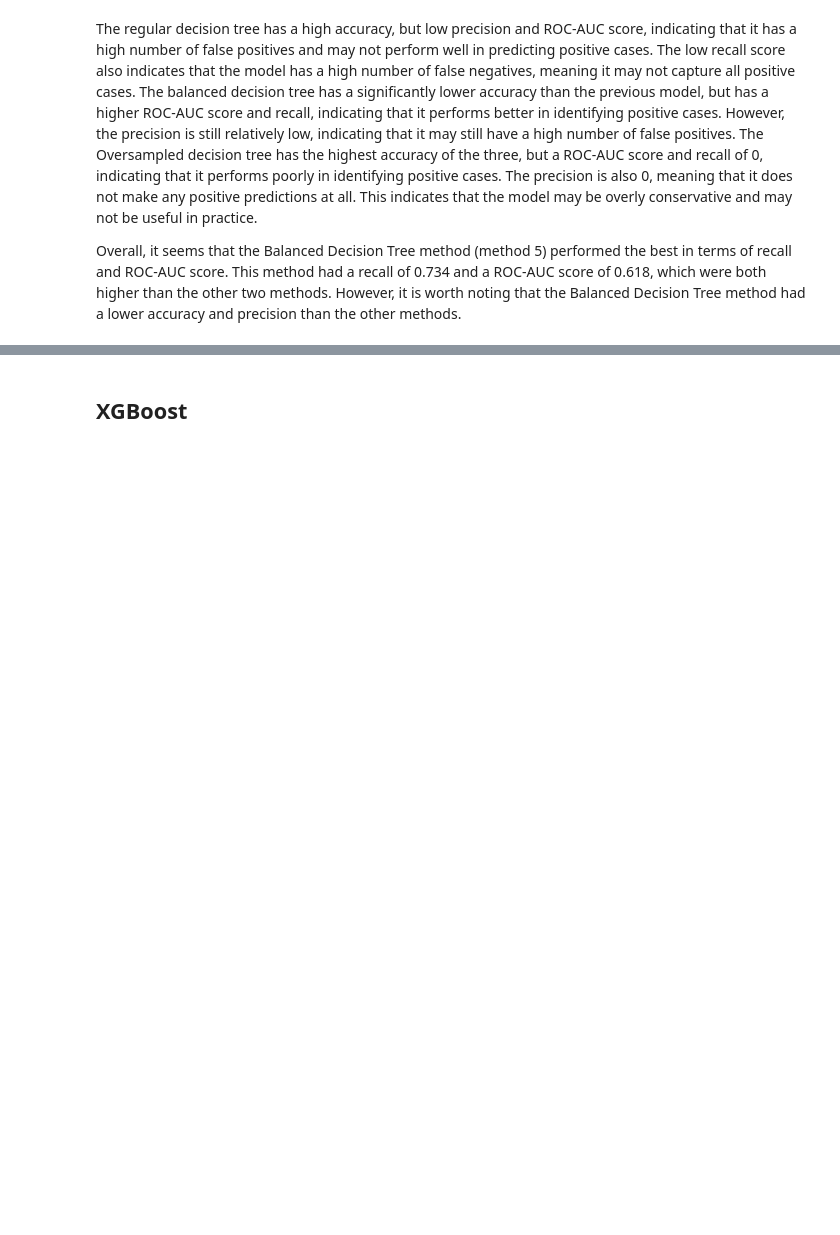
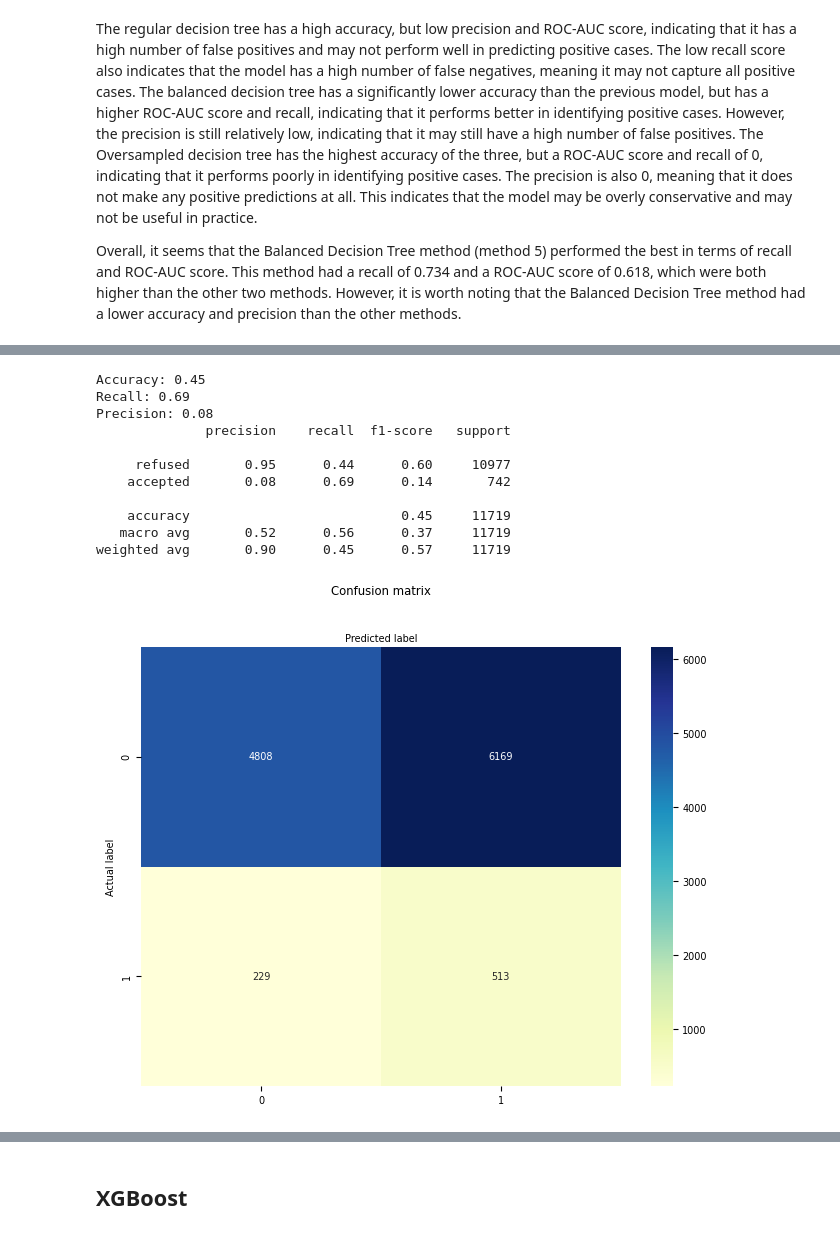
Before and after one commit to annaziegert/insurance_claim_prediciton_nova, a Jupyter notebook: final_notebook/final.ipynb, the cells around one changed output, grey strips where cells are left out. Drawn from its saved outputs; the diff is of its cells as text; code cells hidden in the pictures; blank space fills up the shorter version.

```diff
--- a/final_notebook/final.ipynb
+++ b/final_notebook/final.ipynb
@@ -1406,0 +1534,50 @@ However, it is worth noting that the Balanced Decision Tree method had a lower a
+# %%
+threshold = 0.03
+
+predicted_proba = logreg.predict_proba(X_test)
+y_pred = (predicted_proba [:,1] >= threshold).astype('int')
+
+# Evaluate the accuracy of the model
+accuracy = accuracy_score(y_test, y_pred)
+print("Accuracy: {:.2f}".format(accuracy))
+# Evaluate the recall of the model
+recall = recall_score(y_test, y_pred)
+print("Recall: {:.2f}".format(recall))
+
+# Evaluate the precision of the model
+precision = precision_score(y_test, y_pred)
+print("Precision: {:.2f}".format(precision))
+
+
+# Calculate the confusion matrix of the model
+cnf_matrix = confusion_matrix(y_test, y_pred)
+
+
+class_names=[0,1] # name  of classes
+fig, ax = plt.subplots()
+tick_marks = np.arange(len(class_names))
+plt.xticks(tick_marks, class_names)
+plt.yticks(tick_marks, class_names)
+# create heatmap
+sns.heatmap(pd.DataFrame(cnf_matrix), annot=True, cmap="YlGnBu" ,fmt='g')
+ax.xaxis.set_label_position("top")
+plt.tight_layout()
+plt.title('Confusion matrix', y=1.1)
+plt.ylabel('Actual label')
+plt.xlabel('Predicted label')
+# Print the evaluation matrix
+target_names = ['refused', 'accepted']
+print(classification_report(y_test, y_pred, target_names=target_names))
+# %% [output]
+Accuracy: 0.45
+Recall: 0.69
+Precision: 0.08
+              precision    recall  f1-score   support
+
+     refused       0.95      0.44      0.60     10977
+    accepted       0.08      0.69      0.14       742
+
+    accuracy                           0.45     11719
+   macro avg       0.52      0.56      0.37     11719
+weighted avg       0.90      0.45      0.57     11719
+[figure, added]
```
Also changed, not shown: parts of 27 cells of this notebook.
